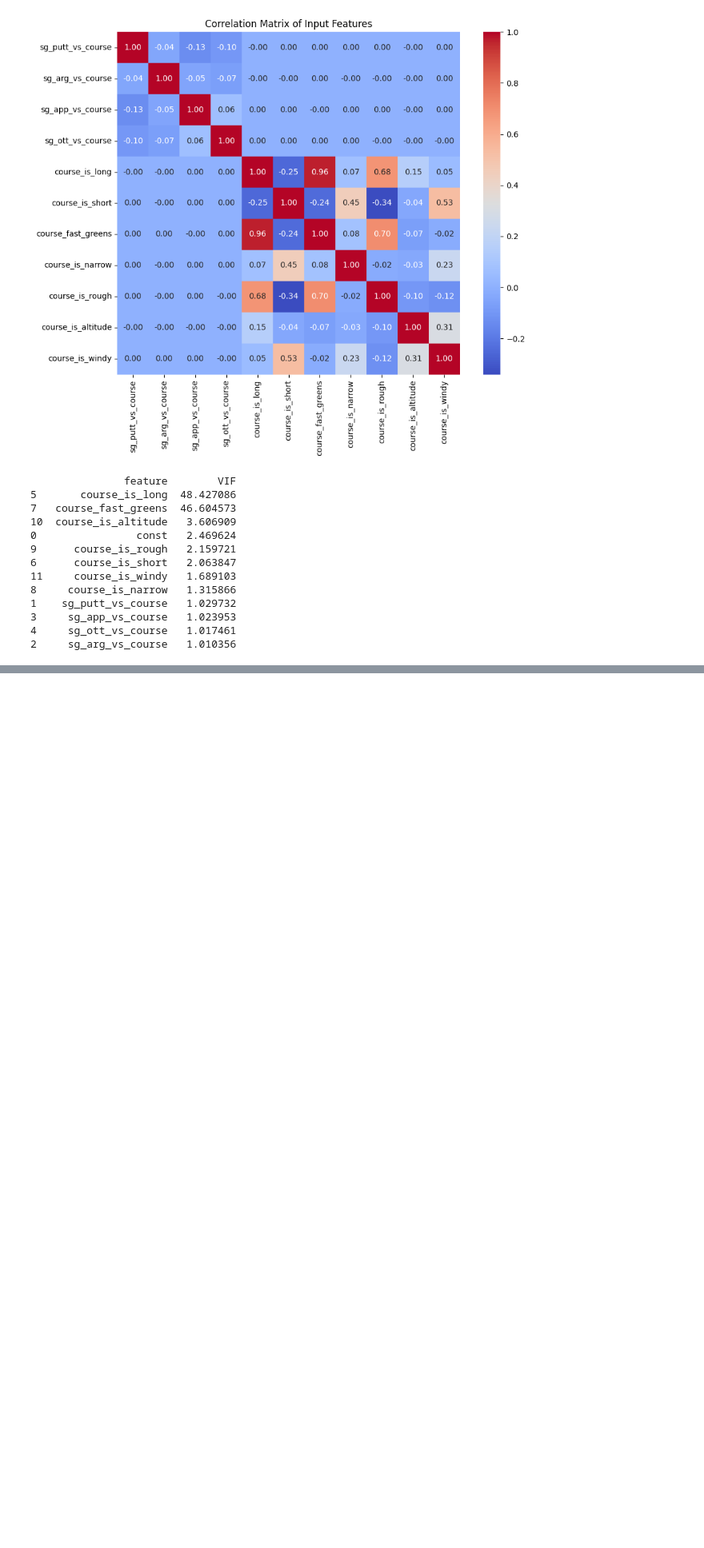
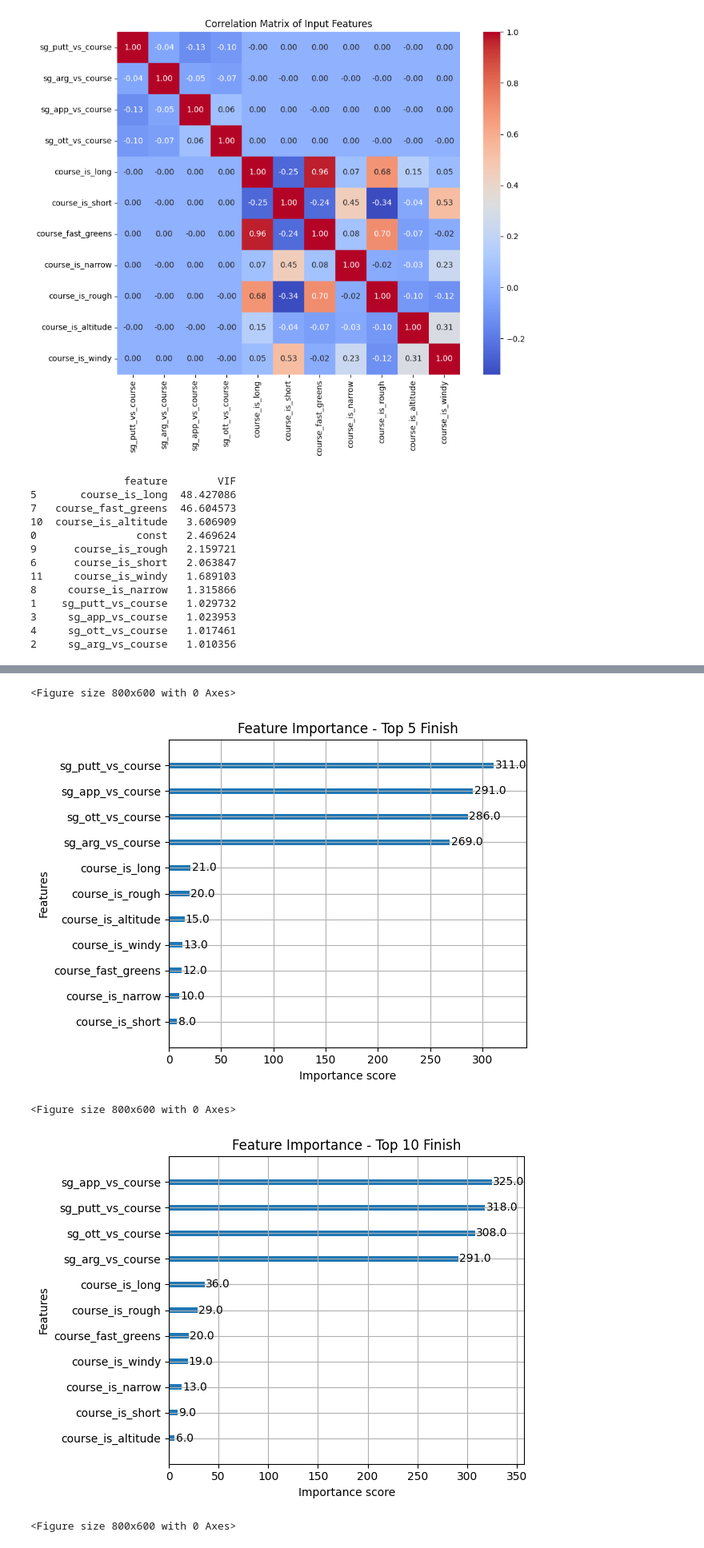
Before and after one commit to wdw5604/pga-performance-analysis, a Jupyter notebook: pga_project.ipynb, the cells around one changed output, grey strips where cells are left out. Shown at 80% size. Saved outputs shown, nothing was run; the diff lists cells and outputs as text; code cells hidden in the pictures; blank space fills up the shorter version.

```diff
--- a/pga_project.ipynb
+++ b/pga_project.ipynb
@@ -621,19 +493,0 @@ model_top20 = XGBClassifier(
-# %%
-# Set up Stratified K-Fold
-kfold = StratifiedKFold(n_splits=5, shuffle=True, random_state=42)
-scores = []
-
-# Loop through the folds
-for train_index, test_index in kfold.split(model_features, target_top20):
-    X_train, X_test = model_features.iloc[train_index], model_features.iloc[test_index]
-    y_train, y_test = target_top20.iloc[train_index], target_top20.iloc[test_index]
-
-    # Fit and predict
-    model_top20.fit(X_train, y_train)
-    preds = model_top20.predict(X_test)
-    score = roc_auc_score(y_test, preds)
-    scores.append(score)
-
-# Output results
-print("Top20 ROC-AUC Scores:", scores)
-print("Mean ROC-AUC:", np.mean(scores))
@@ -888,3 +726,33 @@ course_trend.sort_values(by=['course', 'season'], inplace=True)
 
 # Export to CSV for Tableau
 course_trend.to_csv('course_difficulty_trend.csv', index=False)
+# %%
+# MODEL FEATURE IMPORTANCE
+from xgboost import plot_importance
+
+# Plot for Top 5
+plt.figure(figsize=(8, 6))
+plot_importance(model_top5, importance_type='weight', title='Feature Importance - Top 5 Finish')
+plt.tight_layout()  # Fix layout overlap
+plt.savefig("feature_importance_top5_official.png", dpi=300, bbox_inches='tight')
+plt.show()
+
+# Plot for Top 10
+plt.figure(figsize=(8, 6))
+plot_importance(model_top10, importance_type='weight', title='Feature Importance - Top 10 Finish')
+plt.tight_layout()  # Fix layout overlap
+plt.savefig("feature_importance_top10_official.png", dpi=300, bbox_inches='tight')
+plt.show()
+
+# Plot for Top 20
+plt.figure(figsize=(8, 6))
+plot_importance(model_top20, importance_type='weight', title='Feature Importance - Top 20 Finish')
+plt.tight_layout()  # Fix layout overlap
+plt.savefig("feature_importance_top20_official.png", dpi=300, bbox_inches='tight')
+plt.show()
+# %% [output]
+<Figure size 800x600 with 0 Axes>
+[figure, added]
+<Figure size 800x600 with 0 Axes>
+[figure, added]
+<Figure size 800x600 with 0 Axes>
```
Also changed, not shown: parts of 27 cells of this notebook.
